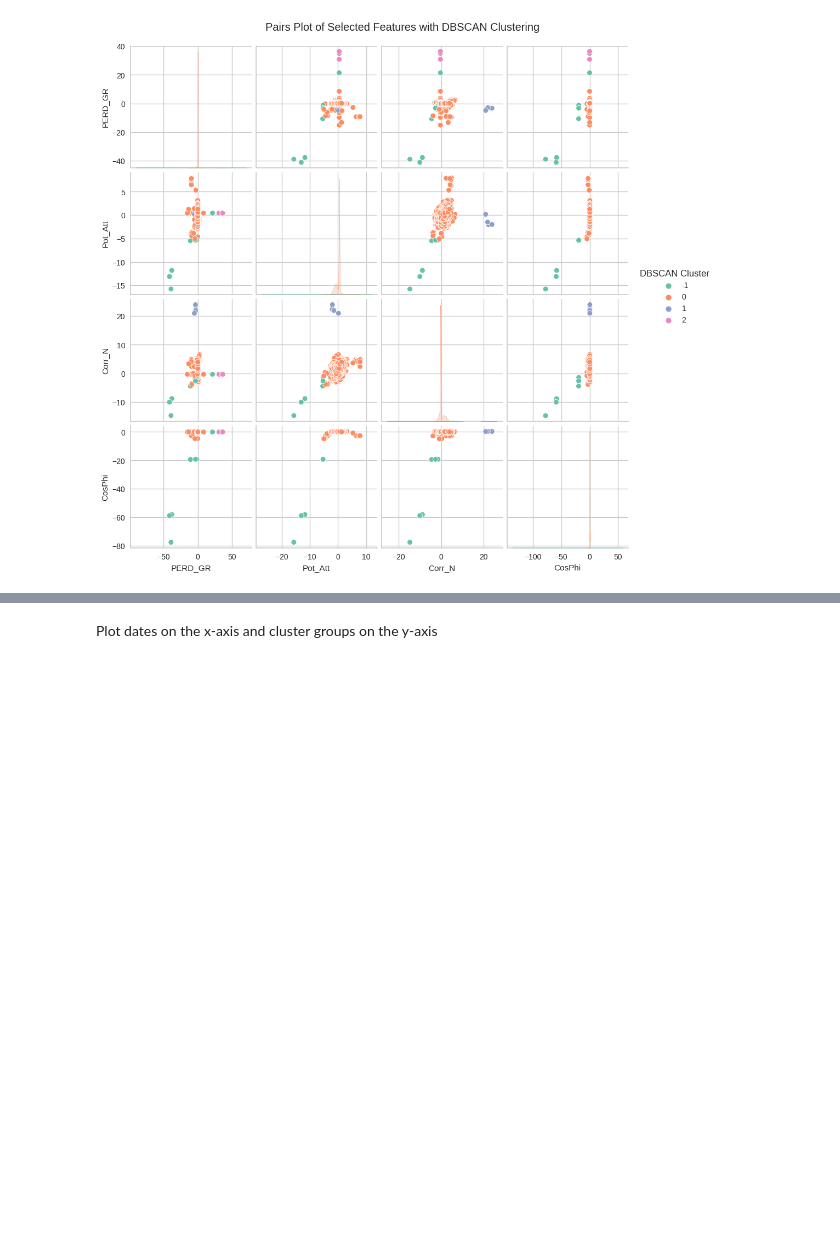
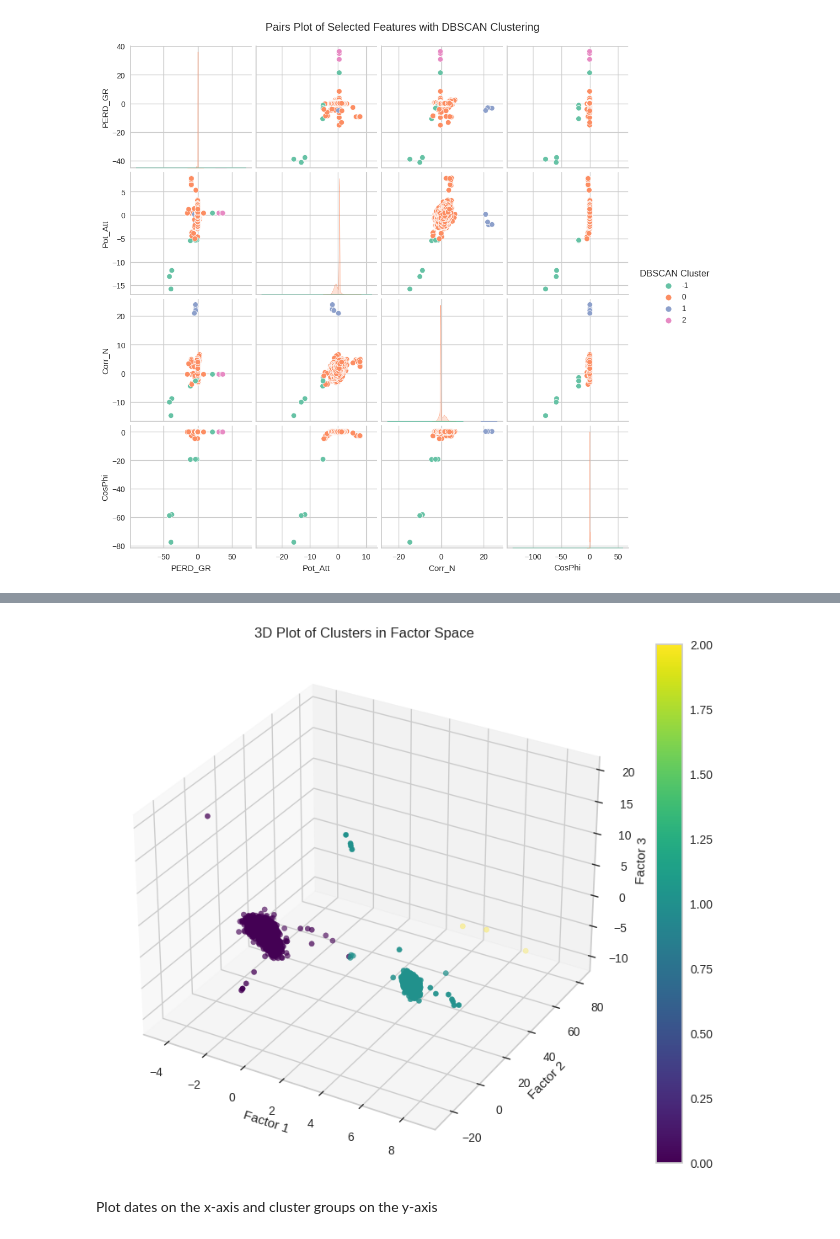
Before and after one commit to Matt17BR/ml4ds2324_cluster_analysis, a Jupyter notebook: scripts/cluster_analysis.ipynb, the cells around one changed output, grey strips where cells are left out. Saved outputs shown, nothing was run; the diff lists cells and outputs as text; code cells hidden in the pictures; blank space fills up the shorter version.

```diff
--- a/scripts/cluster_analysis.ipynb
+++ b/scripts/cluster_analysis.ipynb
@@ -141,3 +239,39 @@ plt.show()
+# %%
+from sklearn.decomposition import PCA
+
+fa = PCA(n_components=3, random_state=123)
+fa.fit(data_clustering)
+
+# The factor loadings (how much each variable contributes to each factor)
+factor_scores = fa.transform(data_clustering)
+
+factor_loadings = pd.DataFrame(fa.components_, columns=data_clustering.columns)
+
+factor_loadings
+
+from mpl_toolkits.mplot3d import Axes3D
+from sklearn.cluster import KMeans
+
+factor_scores
+
+fig = plt.figure(figsize=(10, 8))
+ax = fig.add_subplot(111, projection='3d')
+
+# Scatter plot of the factor scores, colored by cluster
+
+scatter = ax.scatter(factor_scores[:, 0], factor_scores[:, 1], factor_scores[:, 2], c=plotting_df['K-Means Cluster'], cmap='viridis')
+
+# Adding labels
+ax.set_xlabel('Factor 1')
+ax.set_ylabel('Factor 2')
+ax.set_zlabel('Factor 3')
+ax.set_title('3D Plot of Clusters in Factor Space')
+
+# Adding a color bar
+plt.colorbar(scatter)
+plt.show()
+# %% [output]
+[figure, added]
 # %% [markdown]
 Plot dates on the x-axis and cluster groups on the y-axis
 # %%
```
Also changed, not shown: parts of 5 cells of this notebook, 1 other file.
